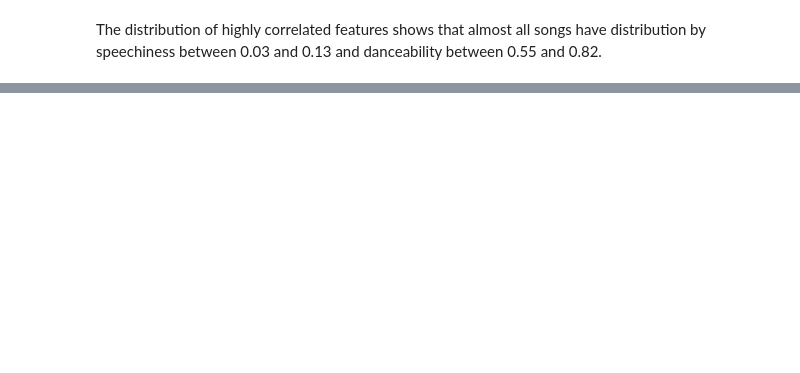
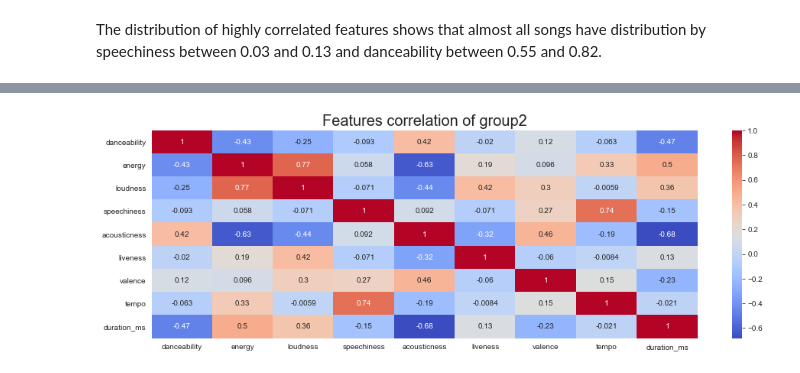
Before and after one commit to fneitzel/DataAnalysisOnMusicPreferences, a Jupyter notebook: exploration/Analysis_of_top_songs_artists.ipynb, the cells around one changed output, grey strips where cells are left out. Cells and saved outputs as stored; diff of their text form; code cells hidden in the pictures; blank space fills up the shorter version.

Commit message:
finished artists analysis,need to be summarized

```diff
--- a/exploration/Analysis_of_top_songs_artists.ipynb
+++ b/exploration/Analysis_of_top_songs_artists.ipynb
@@ -583,0 +590,6 @@ plt.show()
+# %%
+list_of_values = ["Ariana Grande", "Khalib", "Marshmello", "The Chainsmokers", "XXXTENTACION"]
+group2 = top_all_data[top_all_data['artists'].isin(list_of_values)]
+group2 = group2.drop(["mode", "instrumentalness","time_signature",
+            "dancebility_new", "tempo_rate", "popularity","Genre", "key"], axis=1)
+group2
@@ -583,0 +614,8 @@ plt.show()
+# %%
+numeric = group2[["danceability","energy", "loudness", "speechiness",
+                 "acousticness", "liveness","valence", "tempo","duration_ms"]]
+plt.figure(figsize = (16,5))
+sns.heatmap(numeric.corr(), cmap="coolwarm", annot=True).set_title("Features correlation of group2",
+                                                                   fontsize=20);
+# %% [output]
+[figure, added]
```
Also changed, not shown: parts of 45 cells of this notebook.
